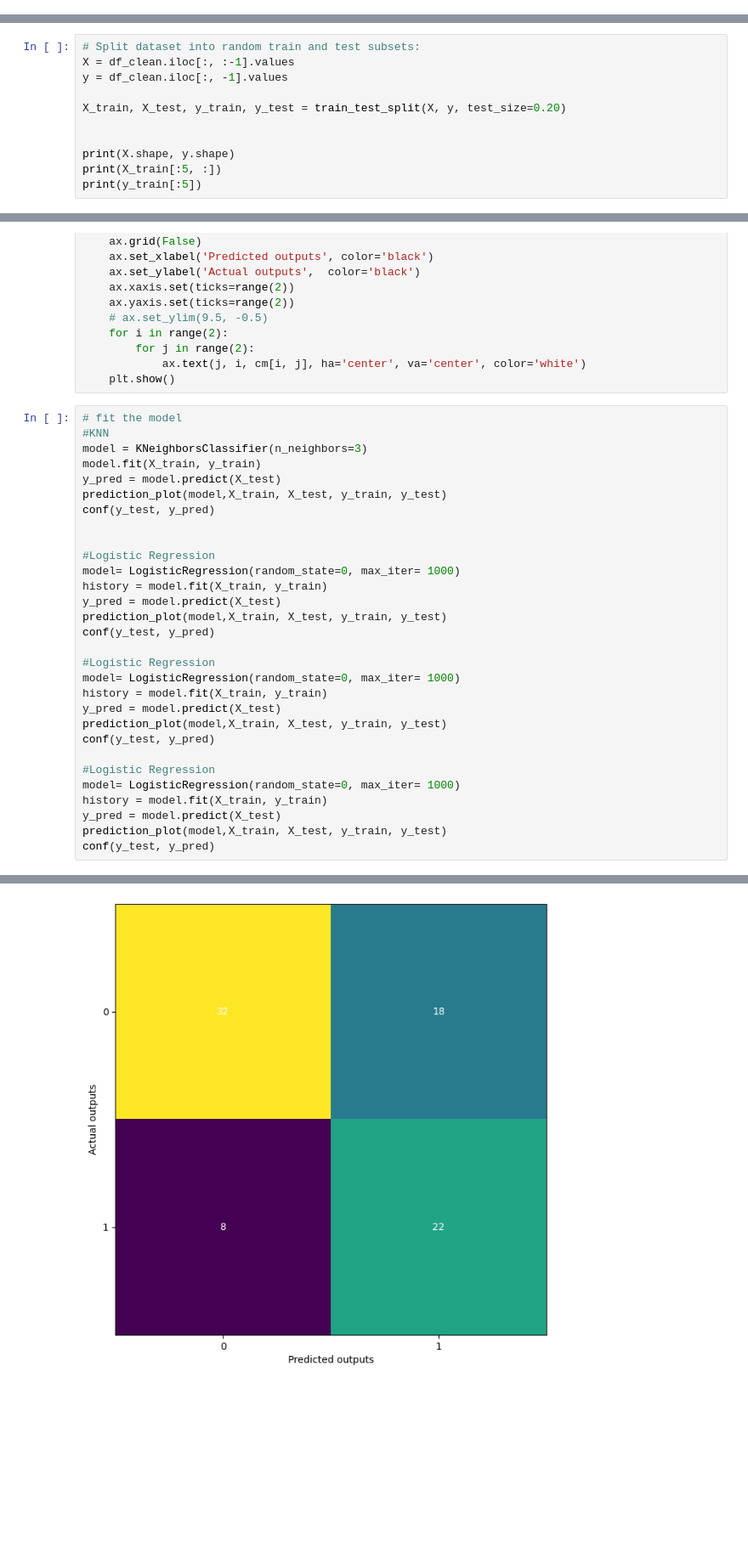
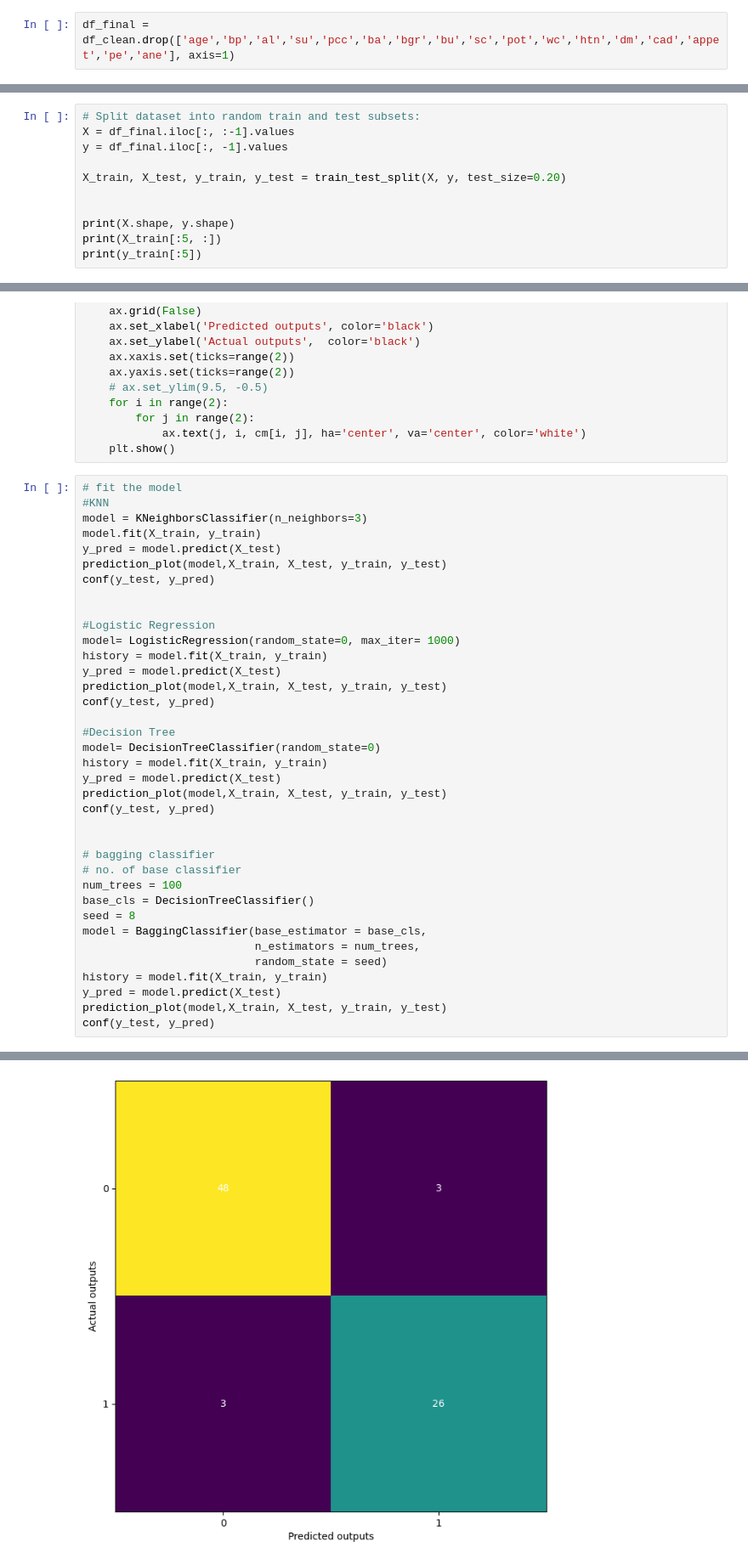
Before and after one commit to R3AlL3nGz3i/kidney_disease_identification, a Jupyter notebook: heart_disease_ml.ipynb, the cells around one changed output, grey strips where cells are left out. Shown: that part at 85% size. Cells and saved outputs as stored; diff of their text form; blank space fills up the shorter version.

Commit message:
Modelling

```diff
--- a/heart_disease_ml.ipynb
+++ b/heart_disease_ml.ipynb
@@ -278,0 +322,2 @@ plt.show()
+# %%
+df_final =  df_clean.drop(['age','bp','al','su','pcc','ba','bgr','bu','sc','pot','wc','htn','dm','cad','appet','pe','ane'], axis=1)
@@ -281,7 +330,7 @@ Splitting training & test data
 # %%
 # Split dataset into random train and test subsets:
-X = df_clean.iloc[:, :-1].values
-y = df_clean.iloc[:, -1].values
+X = df_final.iloc[:, :-1].values
+y = df_final.iloc[:, -1].values
 
 X_train, X_test, y_train, y_test = train_test_split(X, y, test_size=0.20)
 
@@ -359,15 +401,22 @@ y_pred = model.predict(X_test)
 prediction_plot(model,X_train, X_test, y_train, y_test)
 conf(y_test, y_pred)
 
-#Logistic Regression
-model= LogisticRegression(random_state=0, max_iter= 1000)
+#Decision Tree
+model= DecisionTreeClassifier(random_state=0)
 history = model.fit(X_train, y_train)
 y_pred = model.predict(X_test)
 prediction_plot(model,X_train, X_test, y_train, y_test)
 conf(y_test, y_pred)
 
-#Logistic Regression
-model= LogisticRegression(random_state=0, max_iter= 1000)
+
+# bagging classifier
+# no. of base classifier
+num_trees = 100
+base_cls = DecisionTreeClassifier()
+seed = 8
+model = BaggingClassifier(base_estimator = base_cls,
+                          n_estimators = num_trees,
+                          random_state = seed)
 history = model.fit(X_train, y_train)
 y_pred = model.predict(X_test)
 prediction_plot(model,X_train, X_test, y_train, y_test)
@@ -393,2 +442,2 @@ weighted avg       0.71      0.68      0.68        80
-[figure, old version]
+[figure, new version]
     Actual  Predicted
```
Also changed, not shown: parts of 25 cells of this notebook, 1 other file.
